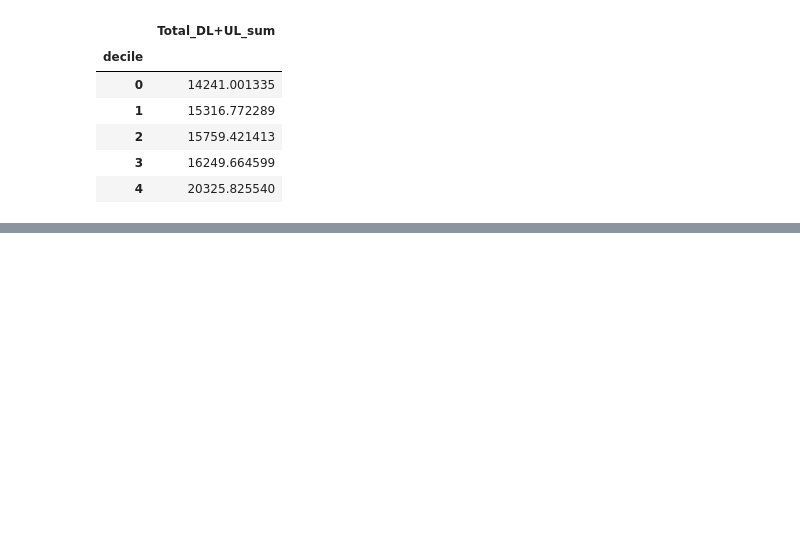
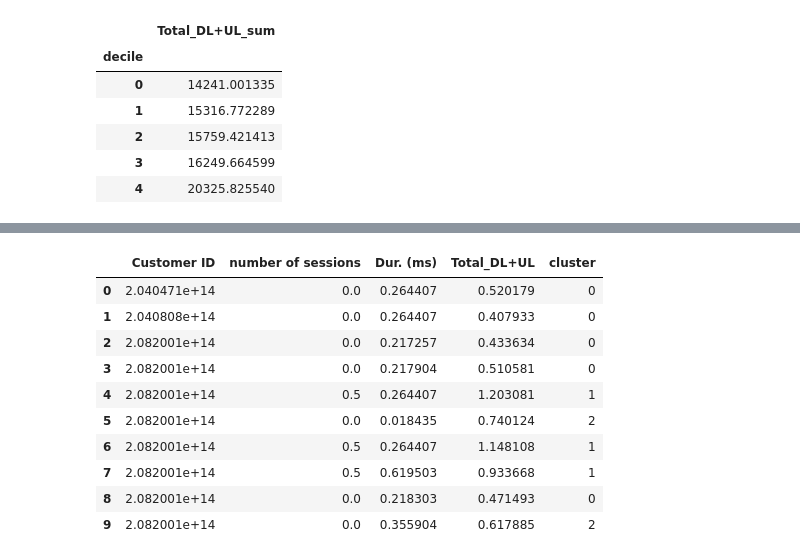
Before and after one commit to Bethelsis/User-Analytics-in-the-Telecommunication-Industry, a Jupyter notebook: notebooks/Data cleaning,Exploration.ipynb, the cells around one changed output, grey strips where cells are left out. Cells and saved outputs as stored; diff of their text form; code cells hidden in the pictures; blank space fills up the shorter version.

```diff
--- a/notebooks/Data cleaning,Exploration.ipynb
+++ b/notebooks/Data cleaning,Exploration.ipynb
@@ -566,0 +637,17 @@ total_data_per_decile
+# %%
+# k means
+kmeans = KMeans(n_clusters=3, random_state=0)
+df_cls['cluster'] = kmeans.fit_predict(df_cls[['number of sessions', 'Dur. (ms)','Total_DL+UL']])
+df_cls.head(10)
+# %% [output]
+|  | Customer ID | number of sessions | Dur. (ms) | Total_DL+UL | cluster |
+| 0 | 2.040471e+14 | 0.0 | 0.264407 | 0.520179 | 0 |
+| 1 | 2.040808e+14 | 0.0 | 0.264407 | 0.407933 | 0 |
+| 2 | 2.082001e+14 | 0.0 | 0.217257 | 0.433634 | 0 |
+| 3 | 2.082001e+14 | 0.0 | 0.217904 | 0.510581 | 0 |
+| 4 | 2.082001e+14 | 0.5 | 0.264407 | 1.203081 | 1 |
+| 5 | 2.082001e+14 | 0.0 | 0.018435 | 0.740124 | 2 |
+| 6 | 2.082001e+14 | 0.5 | 0.264407 | 1.148108 | 1 |
+| 7 | 2.082001e+14 | 0.5 | 0.619503 | 0.933668 | 1 |
+| 8 | 2.082001e+14 | 0.0 | 0.218303 | 0.471493 | 0 |
+| 9 | 2.082001e+14 | 0.0 | 0.355904 | 0.617885 | 2 |
```
Also changed, not shown: parts of 15 cells of this notebook.
